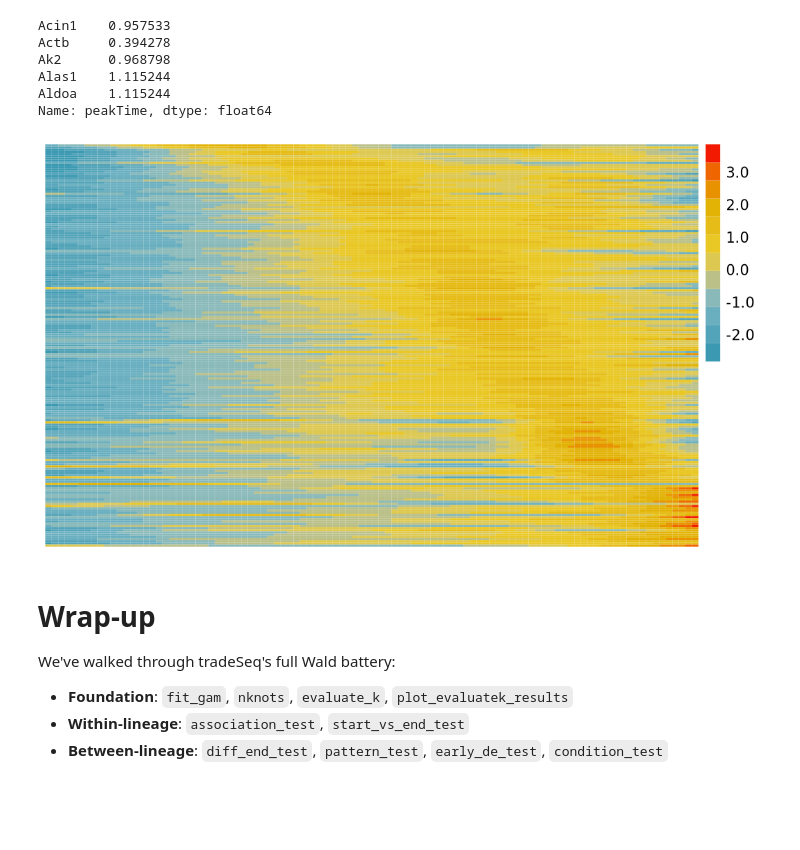
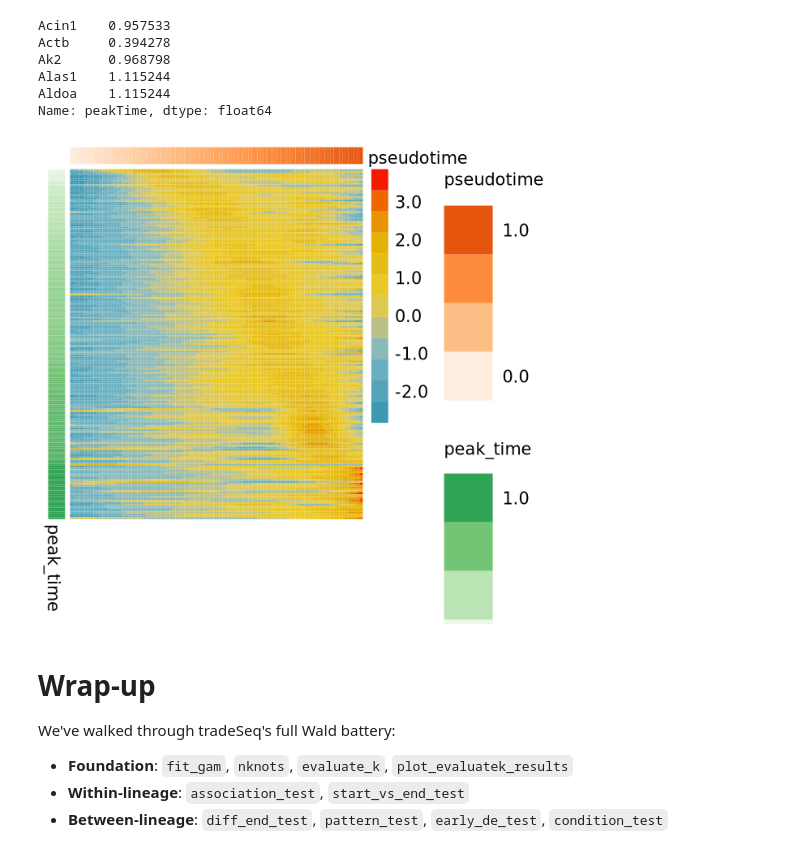
Before and after one commit to Bio-Babel/tradeSeq-python, a Jupyter notebook: tutorials/tradeSeq.ipynb, the cells around one changed output. Saved outputs shown, nothing was run; the diff lists cells and outputs as text; code cells hidden in the pictures; blank space fills up the shorter version.

```diff
--- a/tutorials/tradeSeq.ipynb
+++ b/tutorials/tradeSeq.ipynb
@@ -468,10 +466,10 @@ Alas1    1.115244
 Aldoa    1.115244
 Name: peakTime, dtype: float64
 # %%
-cascade_plot = ts.plot_cascade(cascade_res, cluster_heatmap=False, silent=True)
-show_heatmap(cascade_plot, width=7, height=4)
+cascade_plot = ts.plot_cascade(cascade_res, silent=True, show_gene_names=False)
+show_heatmap(cascade_plot, width=6, height=4)
 # %% [output]
-[figure, old version]
+[figure, new version]
 # %% [markdown]
 # Wrap-up
 
```
Also changed, not shown: parts of 17 cells of this notebook, 3 other files.
